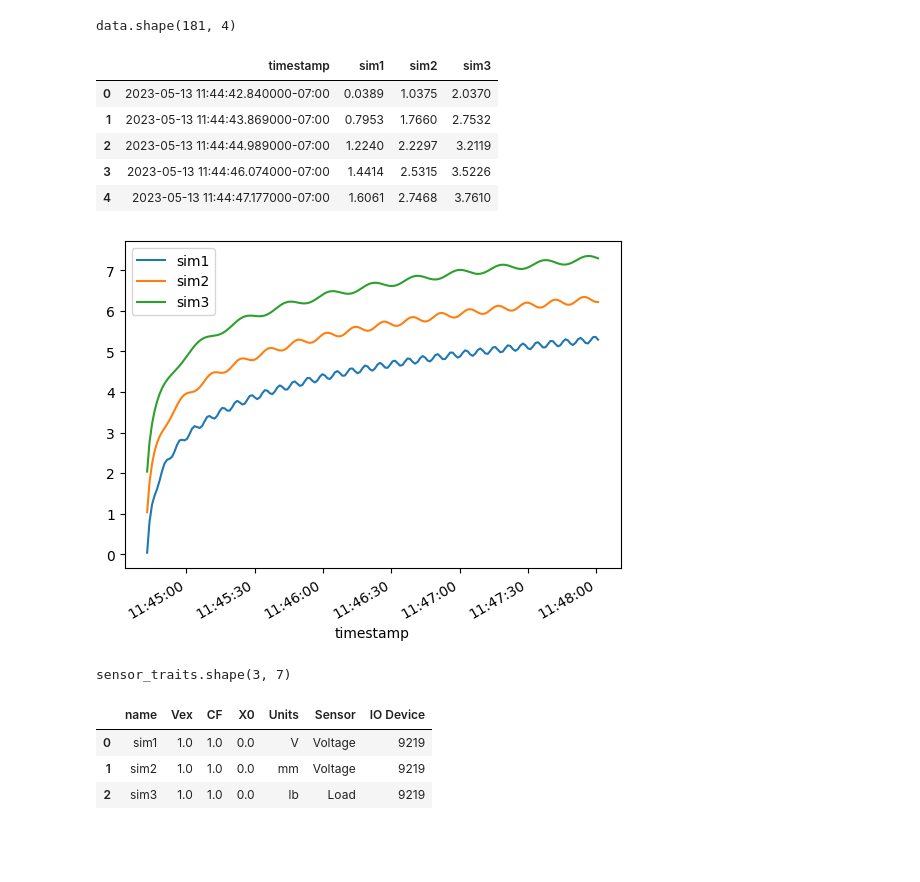
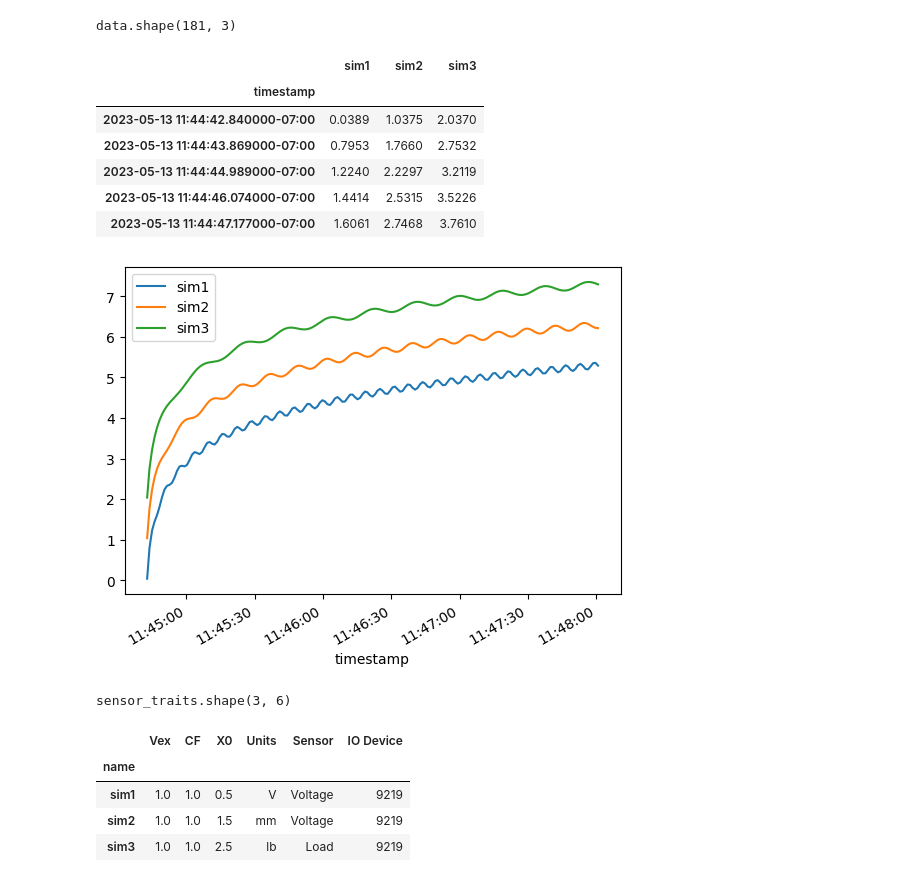
Before and after one commit to wireddown/lv-daq-app-template, a Jupyter notebook: documentation/data_log notebook.ipynb, the cells around one changed output. Drawn from its saved outputs; the diff is of its cells as text; code cells hidden in the pictures; blank space fills up the shorter version.

```diff
--- a/documentation/data_log notebook.ipynb
+++ b/documentation/data_log notebook.ipynb
@@ -10,31 +10,35 @@ start_timestamp = linecache.getline(data_file, 2).split(',')[-1].strip()
 data = pd.read_csv(
     data_file,
     header=3 + sensor_count,
+    index_col="timestamp",
     parse_dates=["timestamp"],
 )
 print(f"data.shape{data.shape}")
 display(data.head())
-axes = data.plot.line(x="timestamp")
+axes = data.plot.line()
 # %% [output]
-data.shape(181, 4)
+data.shape(181, 3)
-|  | timestamp | sim1 | sim2 | sim3 |
-| 0 | 2023-05-13 11:44:42.840000-07:00 | 0.0389 | 1.0375 | 2.0370 |
-| 1 | 2023-05-13 11:44:43.869000-07:00 | 0.7953 | 1.7660 | 2.7532 |
-| 2 | 2023-05-13 11:44:44.989000-07:00 | 1.2240 | 2.2297 | 3.2119 |
-| 3 | 2023-05-13 11:44:46.074000-07:00 | 1.4414 | 2.5315 | 3.5226 |
-| 4 | 2023-05-13 11:44:47.177000-07:00 | 1.6061 | 2.7468 | 3.7610 |
+|  | sim1 | sim2 | sim3 |
+| timestamp |  |  |  |
+| 2023-05-13 11:44:42.840000-07:00 | 0.0389 | 1.0375 | 2.0370 |
+| 2023-05-13 11:44:43.869000-07:00 | 0.7953 | 1.7660 | 2.7532 |
+| 2023-05-13 11:44:44.989000-07:00 | 1.2240 | 2.2297 | 3.2119 |
+| 2023-05-13 11:44:46.074000-07:00 | 1.4414 | 2.5315 | 3.5226 |
+| 2023-05-13 11:44:47.177000-07:00 | 1.6061 | 2.7468 | 3.7610 |
 [figure]
 # %%
 sensor_traits = pd.read_csv(
     data_file,
     header=2,
+    index_col="name",
     nrows=sensor_count,
 )
 print(f"sensor_traits.shape{sensor_traits.shape}")
 display(sensor_traits)
 # %% [output]
-sensor_traits.shape(3, 7)
+sensor_traits.shape(3, 6)
-|  | name | Vex | CF | X0 | Units | Sensor | IO Device |
-| 0 | sim1 | 1.0 | 1.0 | 0.0 | V | Voltage | 9219 |
-| 1 | sim2 | 1.0 | 1.0 | 0.0 | mm | Voltage | 9219 |
-| 2 | sim3 | 1.0 | 1.0 | 0.0 | lb | Load | 9219 |
+|  | Vex | CF | X0 | Units | Sensor | IO Device |
+| name |  |  |  |  |  |  |
+| sim1 | 1.0 | 1.0 | 0.5 | V | Voltage | 9219 |
+| sim2 | 1.0 | 1.0 | 1.5 | mm | Voltage | 9219 |
+| sim3 | 1.0 | 1.0 | 2.5 | lb | Load | 9219 |
```
Also changed, not shown: parts of 1 cell of this notebook, 2 other files.
